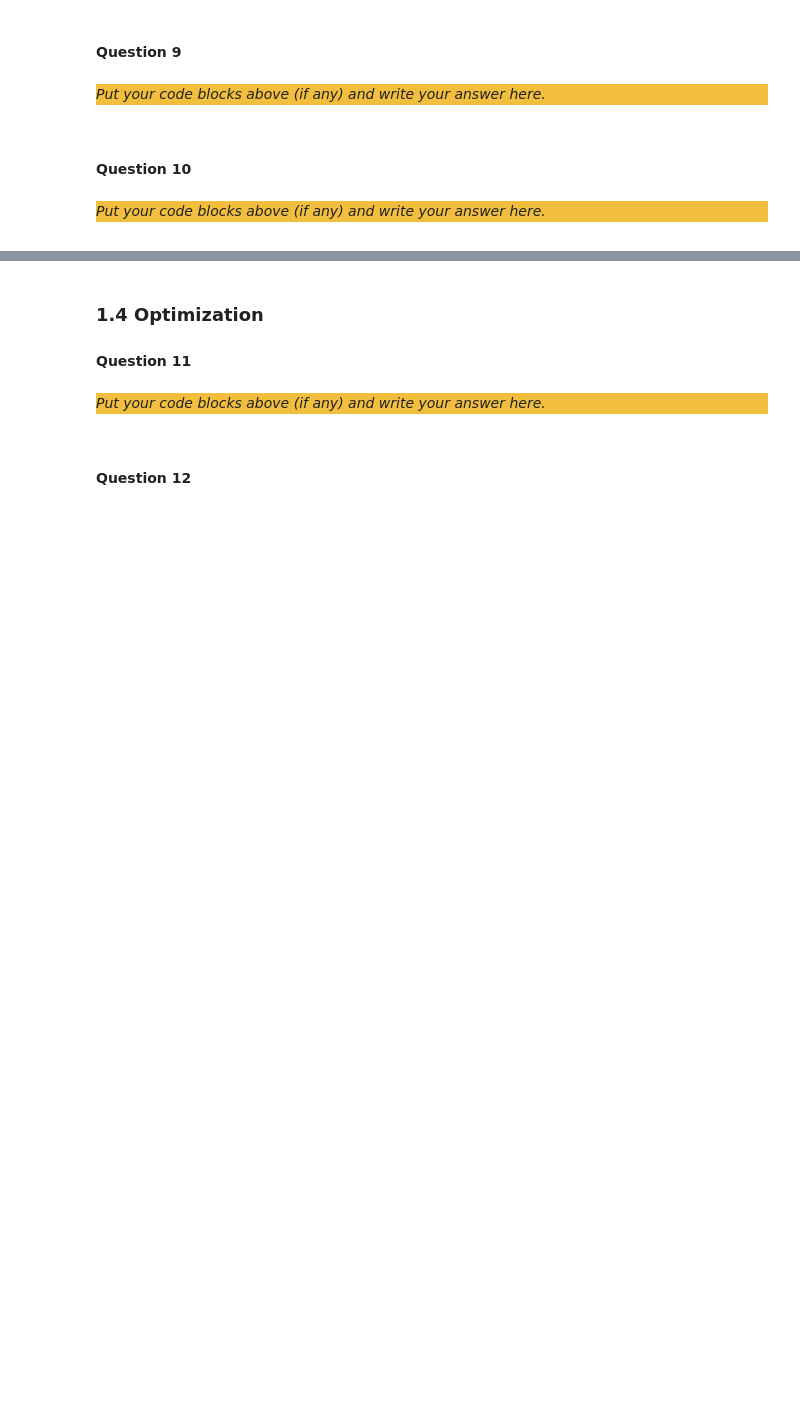
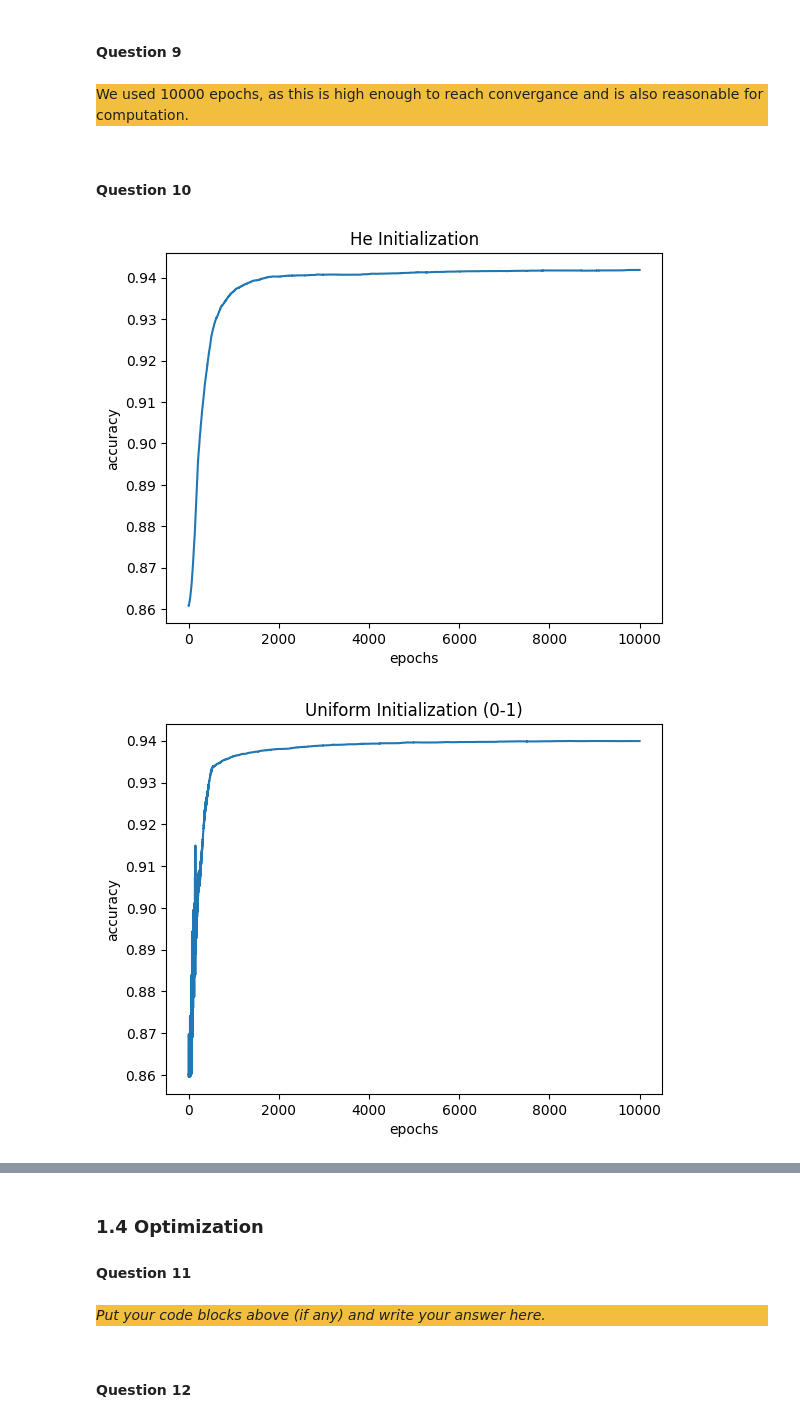
Before and after one commit to Eliminator1357/CI-ANN, a Jupyter notebook: src/Main.ipynb, the cells around one changed output, grey strips where cells are left out. Cells and saved outputs as stored; diff of their text form; code cells hidden in the pictures; blank space fills up the shorter version.

```diff
--- a/src/Main.ipynb
+++ b/src/Main.ipynb
@@ -408,16 +410,39 @@ _Put your code blocks above (if any) and write your answer here._
 # %% [markdown]
 #### Question 9
-# %% [markdown]
-<div style="background-color:#f1be3e">
-
-_Put your code blocks above (if any) and write your answer here._
-
-</div>
+# %% [markdown]
+<div style="background-color:#f1be3e">
+
+We used 10000 epochs, as this is high enough to reach convergance and is also reasonable for computation.
+
+</div>
 # %% [markdown]
 #### Question 10
-# %% [markdown]
-<div style="background-color:#f1be3e">
-
-_Put your code blocks above (if any) and write your answer here._
-
-</div>
+# %%
+network_he, network_uniform, network_normal, network_xavier = Network([Linear(10, 20), Linear(20, 20), Linear(20, 7)]),Network([Linear(10, 20), Linear(20, 20), Linear(20, 7)]), Network([Linear(10, 20), Linear(20, 20), Linear(20, 7)]), Network([Linear(10, 20), Linear(20, 20), Linear(20, 7)])
+
+for layer in network_uniform.layers:
+    layer.weight = np.random.rand(layer.weight.shape[0],layer.weight.shape[1])
+for layer in network_normal.layers:
+    layer.weight = np.random.randn(layer.weight.shape[0],layer.weight.shape[1])
+for layer in network_xavier.layers:
+    layer.weight = np.random.randn(layer.weight.shape[0],layer.weight.shape[1]) * np.sqrt(1 / float(layer.weight.shape[1]))
+arr = [network_he, network_uniform, network_normal, network_xavier]
+accuracystore = np.zeros((10000,4))
+for mything in range(4):
+    current = arr[mything]
+    avgacc = np.zeros(10000)
+    for i in range(10):
+        l, a = train(current, train_features.T,train_targets,Loss,0.01)
+        avgacc += (a / 10.0)
+    accuracystore[:,mything] = avgacc
+
+titles = ["He Initialization", "Uniform Initialization (0-1)", "Normal Initialization (mean=0,sd=1)", "Xavier Initialization"]
+for i in range(4):
+    plt.title(titles[i])
+    plt.xlabel("epochs")
+    plt.ylabel("accuracy")
+    plt.plot(accuracystore[:,i])
+    plt.show()
+# %% [output]
+[figure, added]
+[figure, added]
```
Also changed, not shown: parts of 10 cells of this notebook.
